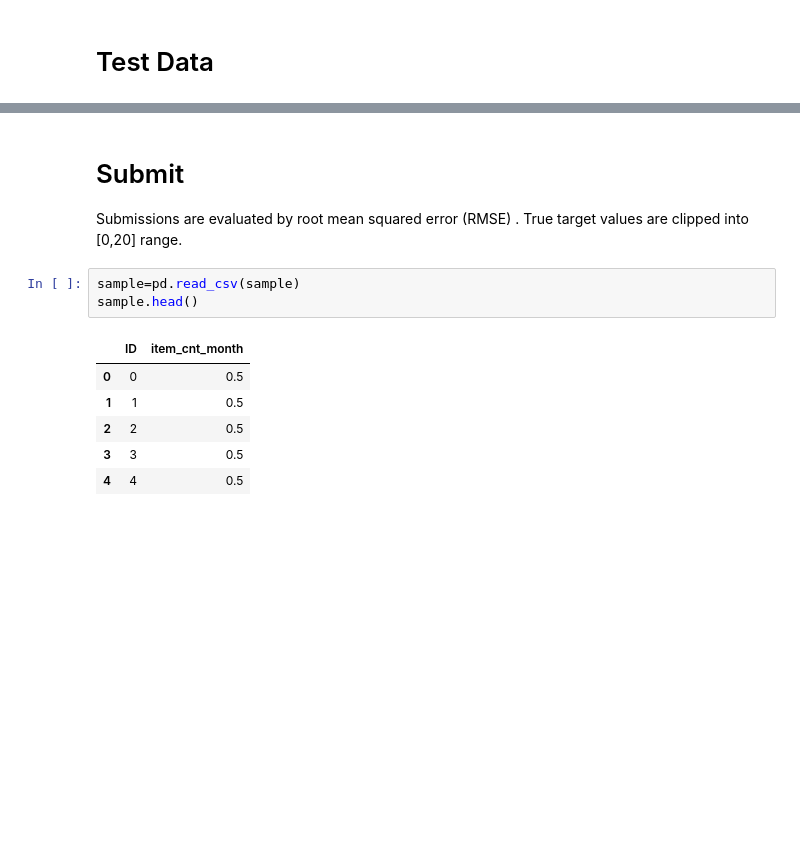
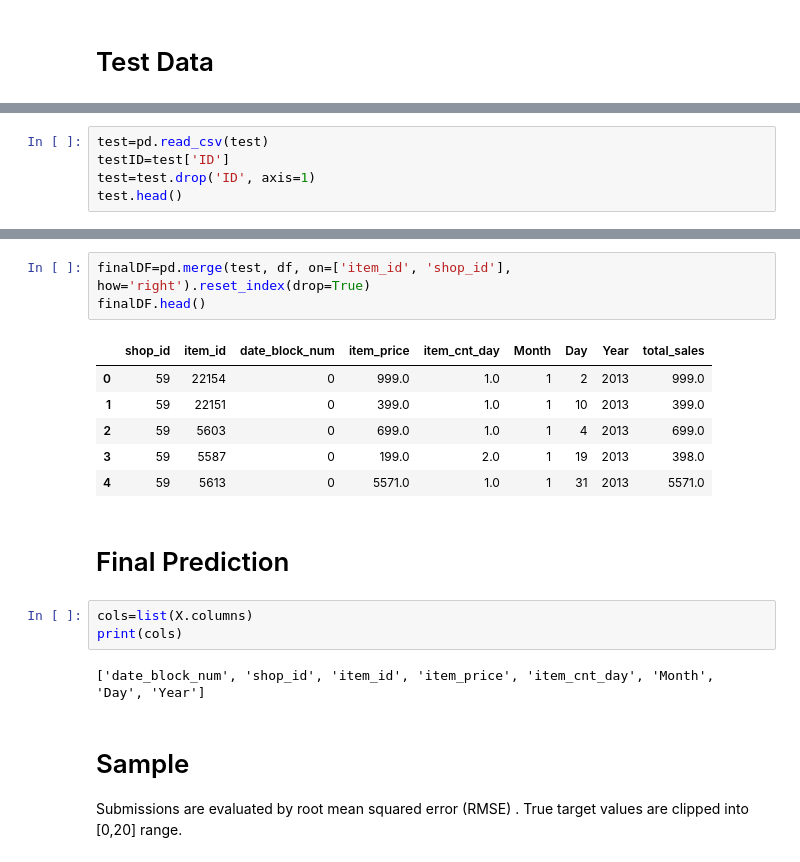
Before and after one commit to ScottySchmidt/MachineLearning, a Jupyter notebook: predictSales.ipynb, the cells around one changed output, grey strips where cells are left out. Saved outputs shown, nothing was run; the diff lists cells and outputs as text; blank space fills up the shorter version.

Commit message:
Kaggle Notebook | PredictSales | Version 9

```diff
--- a/predictSales.ipynb
+++ b/predictSales.ipynb
@@ -224,0 +214,5 @@ testDF.head()
+# %%
+test=pd.read_csv(test)
+testID=test['ID']
+test=test.drop('ID', axis=1)
+test.head()
@@ -225,13 +229,20 @@ testDF.head()
+# %%
+finalDF=pd.merge(test, df, on=['item_id', 'shop_id'], how='right').reset_index(drop=True)
+finalDF.head()
+# %% [output]
+|  | shop_id | item_id | date_block_num | item_price | item_cnt_day | Month | Day | Year | total_sales |
+| 0 | 59 | 22154 | 0 | 999.0 | 1.0 | 1 | 2 | 2013 | 999.0 |
+| 1 | 59 | 22151 | 0 | 399.0 | 1.0 | 1 | 10 | 2013 | 399.0 |
+| 2 | 59 | 5603 | 0 | 699.0 | 1.0 | 1 | 4 | 2013 | 699.0 |
+| 3 | 59 | 5587 | 0 | 199.0 | 2.0 | 1 | 19 | 2013 | 398.0 |
+| 4 | 59 | 5613 | 0 | 5571.0 | 1.0 | 1 | 31 | 2013 | 5571.0 |
+# %% [markdown]
+# Final Prediction
+# %%
+cols=list(X.columns)
+print(cols)
+# %% [output]
+['date_block_num', 'shop_id', 'item_id', 'item_price', 'item_cnt_day', 'Month', 'Day', 'Year']
 # %% [markdown]
-# Submit
+# Sample
 Submissions are evaluated by root mean squared error (RMSE) . True target values are clipped into [0,20] range.
-# %%
-sample=pd.read_csv(sample)
-sample.head()
-# %% [output]
-|  | ID | item_cnt_month |
-| 0 | 0 | 0.5 |
-| 1 | 1 | 0.5 |
-| 2 | 2 | 0.5 |
-| 3 | 3 | 0.5 |
-| 4 | 4 | 0.5 |
```
Also changed, not shown: parts of 5 cells of this notebook.
